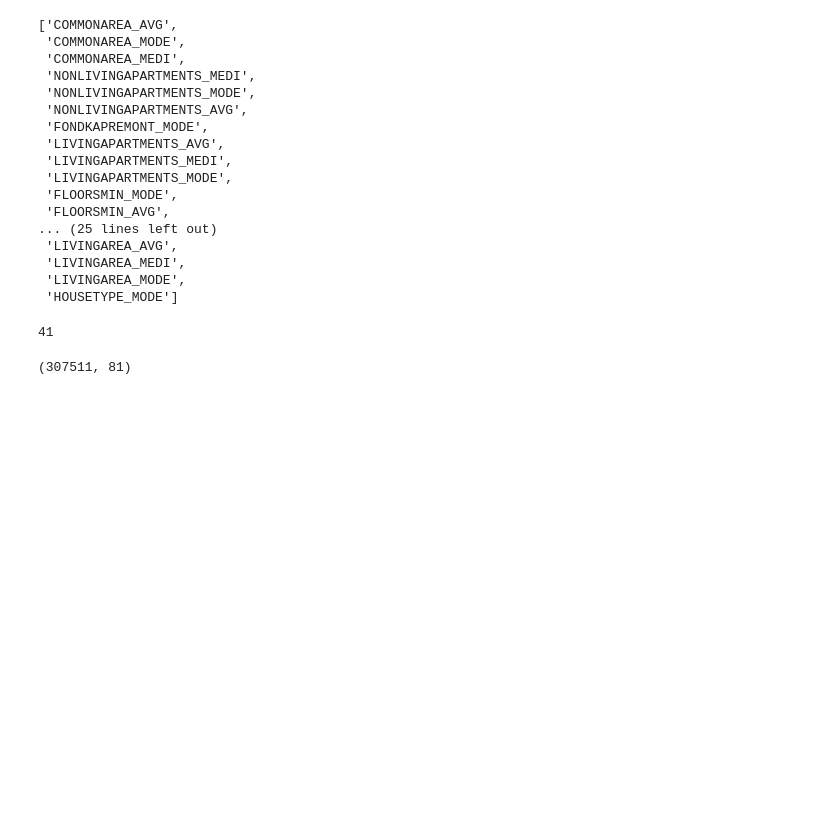
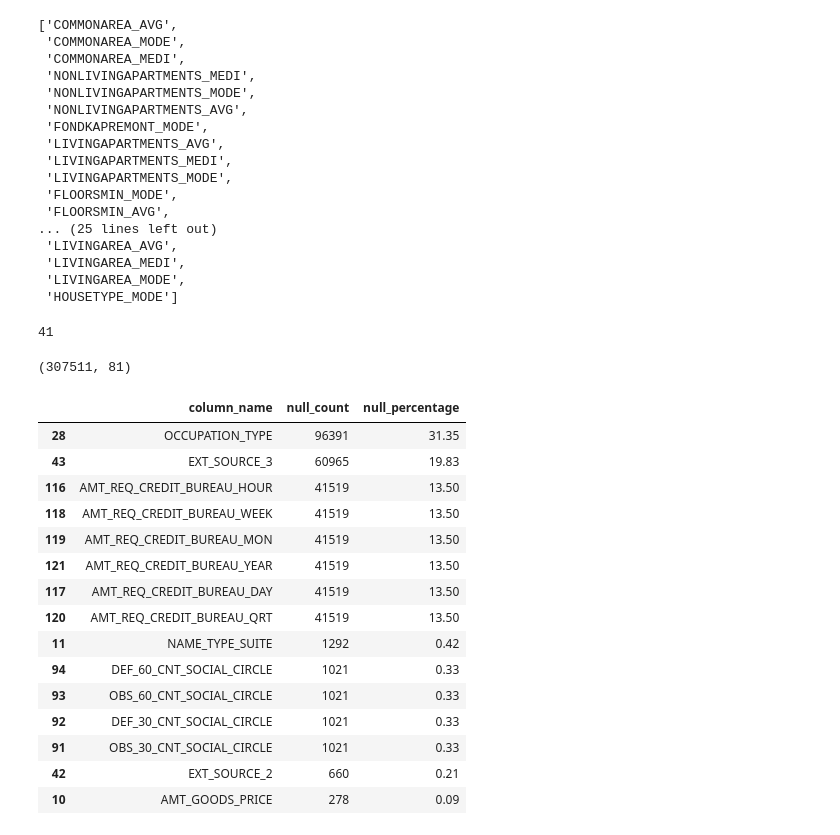
Before and after one commit to PunamBhatia/LogicMojo-AI-ML-April26-Punam, a Jupyter notebook: EDA Assignment - Logic Mojo/Credit_EDA_assignment_solution.ipynb, the cells around one changed output. Saved outputs shown, nothing was run; the diff lists cells and outputs as text; code cells hidden in the pictures; blank space fills up the shorter version.

```diff
--- a/EDA Assignment - Logic Mojo/Credit_EDA_assignment_solution.ipynb
+++ b/EDA Assignment - Logic Mojo/Credit_EDA_assignment_solution.ipynb
@@ -100,6 +100,28 @@ df.drop(columns=columns_to_delete, inplace=True)
 df.shape
 # %% [output]
 (307511, 81)
+# %%
+#lets check columns with less than 50% null and imput data if required
+#cols_del=null_df[(null_df['null_percentage']>47) & (null_df['null_percentage']<=50)].column_name.to_list()
+#df.drop(columns=cols_del, inplace=True)
+null_df[(null_df['null_percentage']<=47) & (null_df['null_percentage'] > 0)].sort_values(by = 'null_percentage', ascending = False)
+# %% [output]
+|  | column_name | null_count | null_percentage |
+| 28 | OCCUPATION_TYPE | 96391 | 31.35 |
+| 43 | EXT_SOURCE_3 | 60965 | 19.83 |
+| 116 | AMT_REQ_CREDIT_BUREAU_HOUR | 41519 | 13.50 |
+| 118 | AMT_REQ_CREDIT_BUREAU_WEEK | 41519 | 13.50 |
+| 119 | AMT_REQ_CREDIT_BUREAU_MON | 41519 | 13.50 |
+| 121 | AMT_REQ_CREDIT_BUREAU_YEAR | 41519 | 13.50 |
+| 117 | AMT_REQ_CREDIT_BUREAU_DAY | 41519 | 13.50 |
+| 120 | AMT_REQ_CREDIT_BUREAU_QRT | 41519 | 13.50 |
+| 11 | NAME_TYPE_SUITE | 1292 | 0.42 |
+| 94 | DEF_60_CNT_SOCIAL_CIRCLE | 1021 | 0.33 |
+| 93 | OBS_60_CNT_SOCIAL_CIRCLE | 1021 | 0.33 |
+| 92 | DEF_30_CNT_SOCIAL_CIRCLE | 1021 | 0.33 |
+| 91 | OBS_30_CNT_SOCIAL_CIRCLE | 1021 | 0.33 |
+| 42 | EXT_SOURCE_2 | 660 | 0.21 |
+| 10 | AMT_GOODS_PRICE | 278 | 0.09 |
 # %%
 ### build understanding of the fields and use business sense to analyse which fileds are just noise 9 additional/ extra) and might not help in the analysis
 ### remove them if you feel it wont be useful
```
Also changed, not shown: parts of 2 cells of this notebook.
